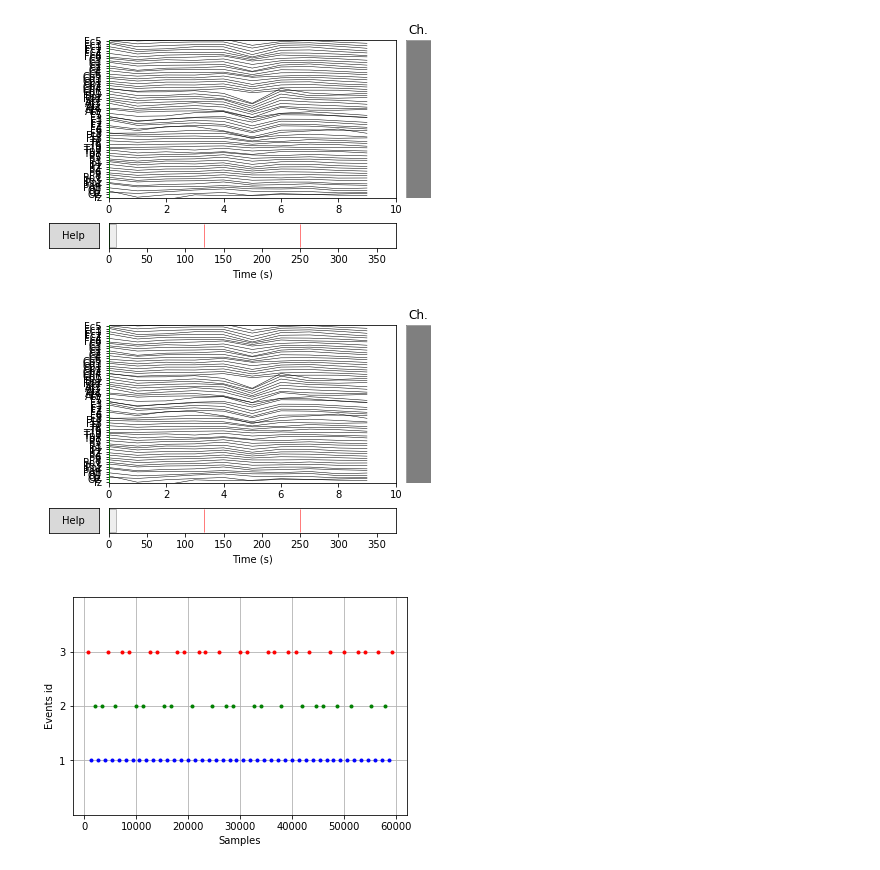
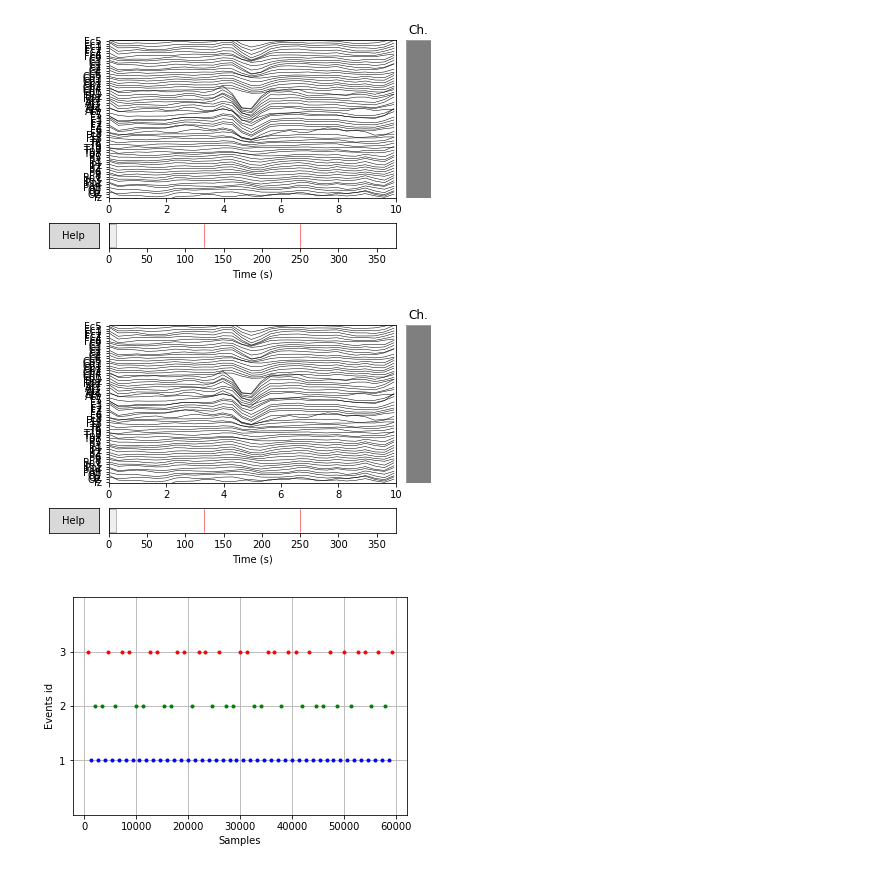
Before and after one commit to pdespres/Total-perspectie-Vortex, a Jupyter notebook: data explo.ipynb, the cells around one changed output. Cells and saved outputs as stored; diff of their text form; code cells hidden in the pictures.

```diff
--- a/data explo.ipynb
+++ b/data explo.ipynb
@@ -41,8 +23,12 @@ print(raw.info['ch_names'])
-# %%
-raw2=raw.copy()
-raw2.pick_types(eeg=True,meg=False).resample(sfreq=1).plot(n_channels=64)
-# %% [output]
-[figure, removed]
-[figure, removed]
+# %%
+events = mne.find_events(raw, shortest_event=1, stim_channel='STI 014')
+# raw2=raw.copy()
+# Apply band-pass filter
+raw.filter(None, 1., method='iir')
+raw.pick_types(eeg=True,meg=False, stim=False, eog=False, exclude='bads').plot(n_channels=64, block=True)
+# raw.pick_types(eeg=True,meg=False, stim=False, eog=False, exclude='bads').resample(sfreq=4).plot(n_channels=64, block=True)
+# %% [output]
+[figure, added]
+[figure, added]
 # %%
 events = mne.find_events(raw, shortest_event=1, stim_channel='STI 014')
```
Also changed, not shown: parts of 3 cells of this notebook.
